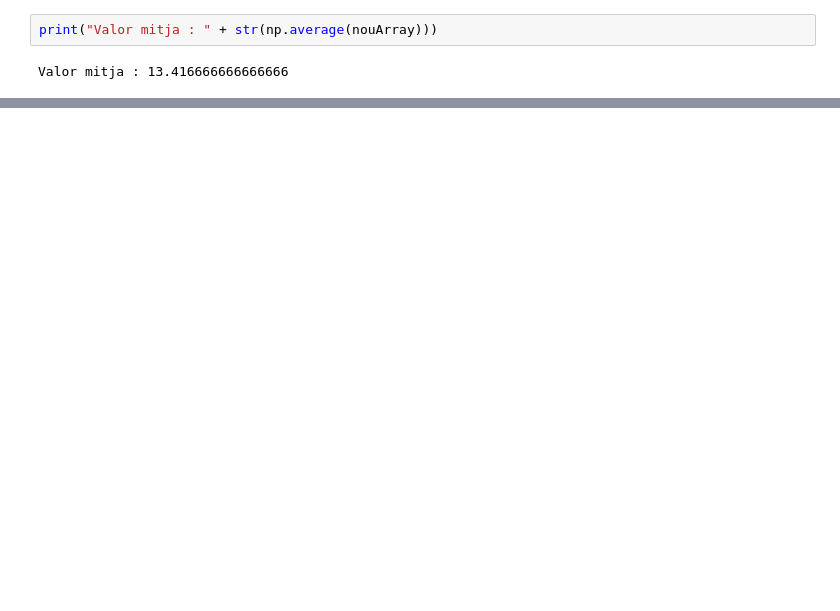
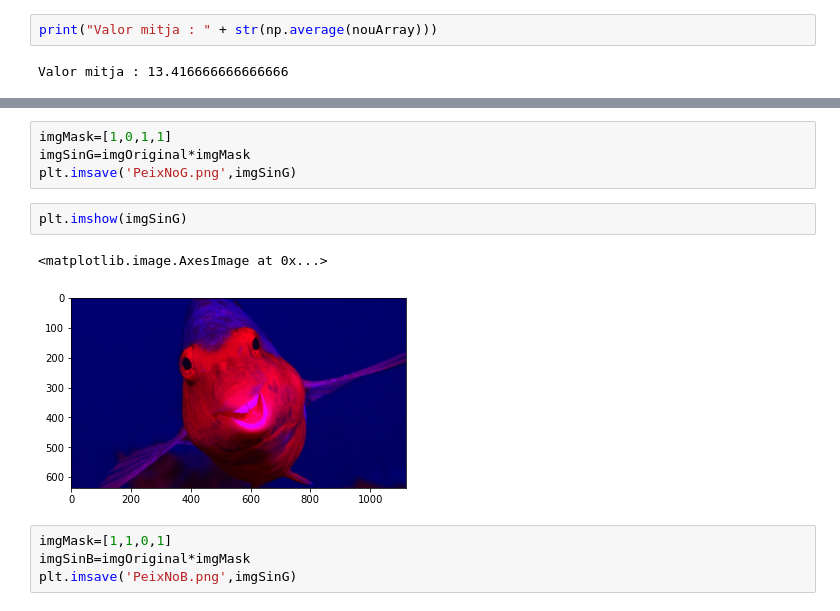
Before and after one commit to triaspj/tasques_ITAcademy, a Jupyter notebook: 02 Sprint/S02T02_EstructuraMatriu.ipynb, the cells around one changed output, grey strips where cells are left out. Drawn from its saved outputs; the diff is of its cells as text; blank space fills up the shorter version.

```diff
--- a/02 Sprint/S02T02_EstructuraMatriu.ipynb
+++ b/02 Sprint/S02T02_EstructuraMatriu.ipynb
@@ -47,0 +245,13 @@ print(" Maximos por eje vertical" + str(nouArray1.max(axis=0)))
+# %%
+imgMask=[1,0,1,1]
+imgSinG=imgOriginal*imgMask
+plt.imsave('PeixNoG.png',imgSinG)
+# %%
+plt.imshow(imgSinG)
+# %% [output]
+<matplotlib.image.AxesImage at 0x...>
+[figure, added]
+# %%
+imgMask=[1,1,0,1]
+imgSinB=imgOriginal*imgMask
+plt.imsave('PeixNoB.png',imgSinG)
```
Also changed, not shown: parts of 33 cells of this notebook, 3 other files.
